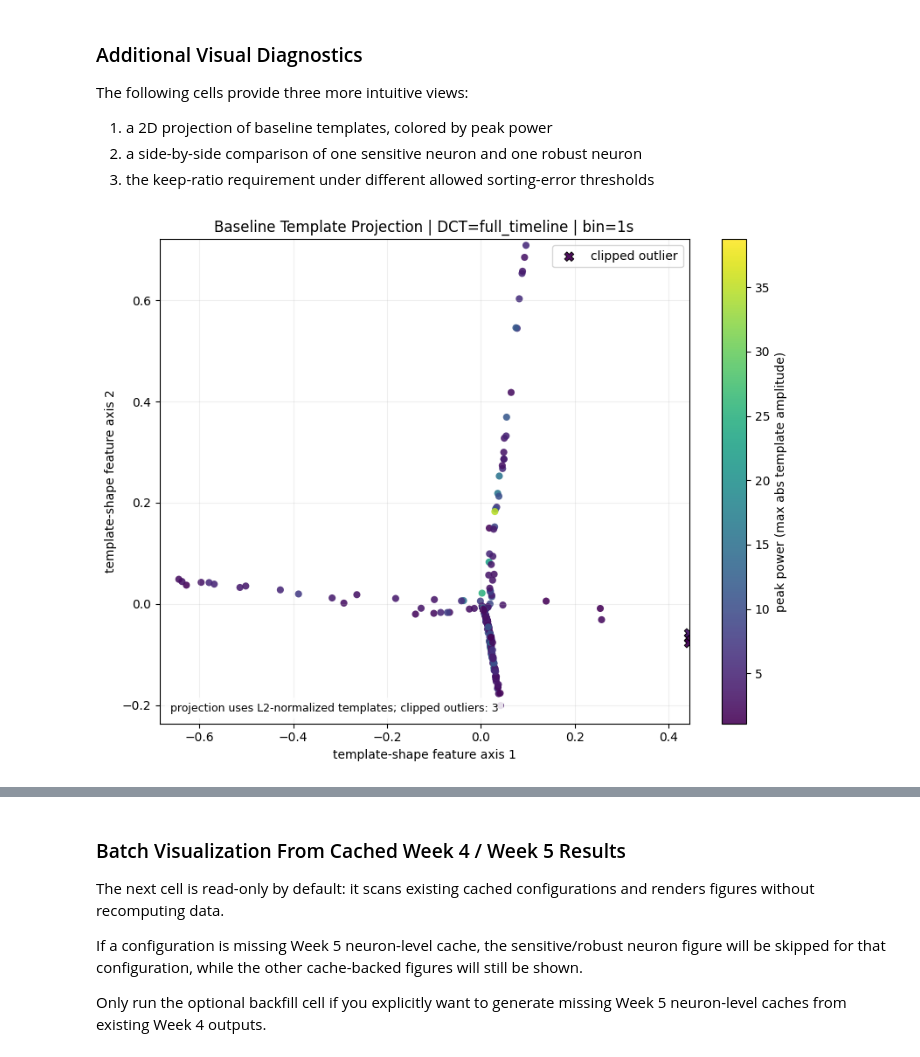
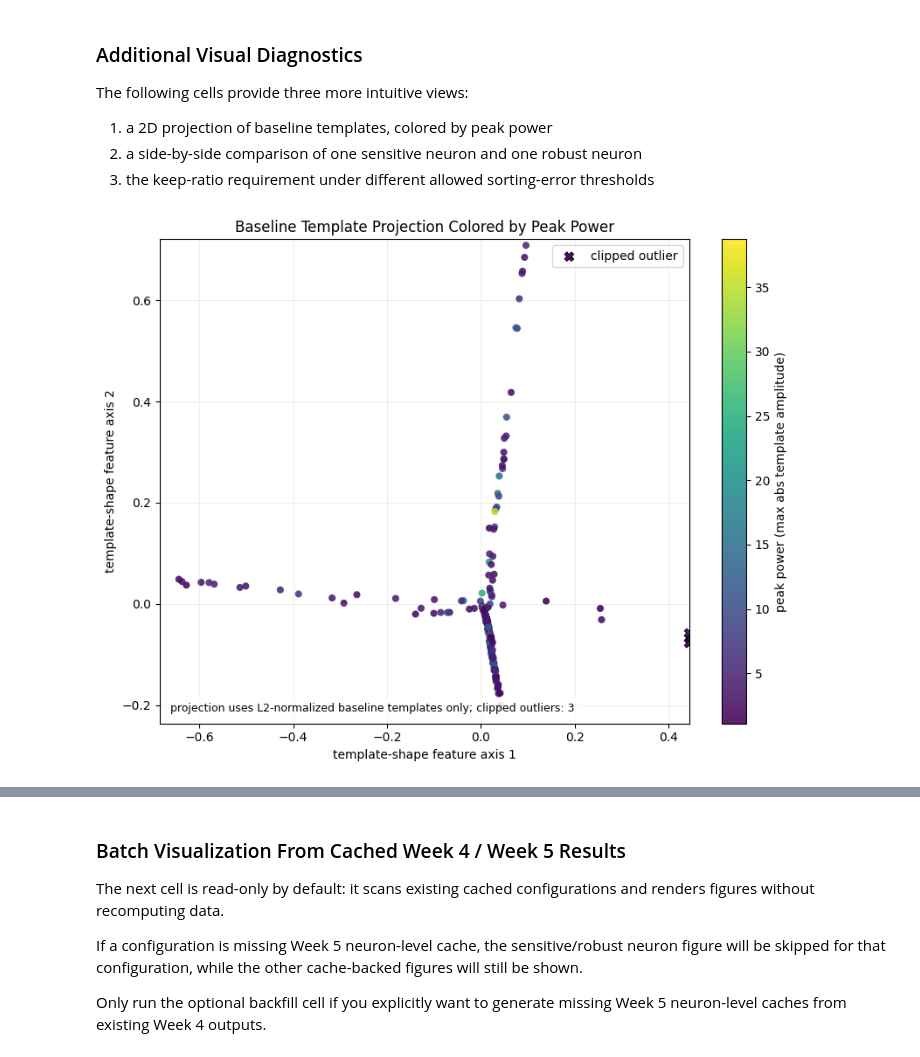
Before and after one commit to baipin/SpikeSort, a Jupyter notebook: 5.ipynb, the cells around one changed output, grey strips where cells are left out. Saved outputs shown, nothing was run; the diff lists cells and outputs as text; code cells hidden in the pictures.

```diff
--- a/5.ipynb
+++ b/5.ipynb
@@ -1208,91 +1311,9 @@ The following cells provide three more intuitive views:
 2. a side-by-side comparison of one sensitive neuron and one robust neuron
 3. the keep-ratio requirement under different allowed sorting-error thresholds
 # %%
-template_matrix = templates_base.reshape(templates_base.shape[0], -1).astype(np.float32, copy=False)
-template_peak_power = np.max(np.abs(template_matrix), axis=1)
-template_ptp_max = np.ptp(templates_base, axis=1).max(axis=1)
-
-template_norm = np.linalg.norm(template_matrix, axis=1, keepdims=True)
-template_shape_matrix = template_matrix / np.clip(template_norm, 1e-6, None)
-template_shape_centered = template_shape_matrix - template_shape_matrix.mean(axis=0, keepdims=True)
-_, _, vt = np.linalg.svd(template_shape_centered, full_matrices=False)
-template_xy = template_shape_centered @ vt[:2].T
-
-pc1 = template_xy[:, 0]
-pc2 = template_xy[:, 1]
-x_lo, x_hi = np.percentile(pc1, [1, 99])
-y_lo, y_hi = np.percentile(pc2, [1, 99])
-auto_pad_x = max((x_hi - x_lo) * 0.08, 1e-3)
-auto_pad_y = max((y_hi - y_lo) * 0.08, 1e-3)
-x_lim = (x_lo - auto_pad_x, x_hi + auto_pad_x)
-y_lim = (y_lo - auto_pad_y, y_hi + auto_pad_y)
-pc1_plot = np.clip(pc1, *x_lim)
-pc2_plot = np.clip(pc2, *y_lim)
-outlier_mask = (pc1 != pc1_plot) | (pc2 != pc2_plot)
-
-template_embedding_df = pd.DataFrame({
-    'neuron_id': np.arange(templates_base.shape[0], dtype=np.int64),
-    'pc1': pc1,
-    'pc2': pc2,
-    'pc1_plot': pc1_plot,
-    'pc2_plot': pc2_plot,
-    'peak_power': template_peak_power,
-    'template_ptp_max': template_ptp_max,
-    'is_outlier': outlier_mask,
-})
-
-fig, ax = plt.subplots(figsize=(8.5, 6.5))
-inlier_df = template_embedding_df.loc[~template_embedding_df['is_outlier']]
-outlier_df = template_embedding_df.loc[template_embedding_df['is_outlier']]
-
-sc = ax.scatter(
-    inlier_df['pc1_plot'],
-    inlier_df['pc2_plot'],
-    c=inlier_df['peak_power'],
-    cmap='viridis',
-    s=34,
-    alpha=0.88,
-    edgecolors='none',
-)
-if not outlier_df.empty:
-    ax.scatter(
-        outlier_df['pc1_plot'],
-        outlier_df['pc2_plot'],
-        c=outlier_df['peak_power'],
-        cmap='viridis',
-        vmin=template_embedding_df['peak_power'].min(),
-        vmax=template_embedding_df['peak_power'].max(),
-        s=58,
-        alpha=0.95,
-        marker='X',
-        edgecolors='black',
-        linewidths=0.7,
-        label='clipped outlier',
-    )
-    ax.legend(loc='best')
-
-cbar = plt.colorbar(sc, ax=ax)
-cbar.set_label('peak power (max abs template amplitude)')
-ax.set_title(f'Baseline Template Projection | DCT={dct_window_label()} | bin={WEEK5_BIN_SIZE_SECONDS:g}s')
-ax.set_xlabel('template-shape feature axis 1')
-ax.set_ylabel('template-shape feature axis 2')
-ax.set_xlim(x_lim)
-ax.set_ylim(y_lim)
-ax.grid(alpha=0.2)
-ax.text(
-    0.02,
-    0.02,
-    f'projection uses L2-normalized templates; clipped outliers: {int(outlier_df.shape[0])}',
-    transform=ax.transAxes,
-    fontsize=9,
-    ha='left',
-    va='bottom',
-    bbox={'facecolor': 'white', 'alpha': 0.85, 'edgecolor': 'none'},
-)
-plt.tight_layout()
-plt.show()
+template_embedding_df, x_lim, y_lim = render_template_projection_for_current_config(templates_base)
 # %% [output]
-[figure, old version]
+[figure, new version]
 # %%
 valid_neuron_rows = neuron_df[neuron_df['neuron_id'].between(0, templates_base.shape[0] - 1)].copy()
 if valid_neuron_rows.empty:
```
Also changed, not shown: parts of 25 cells of this notebook, 41 other files.
